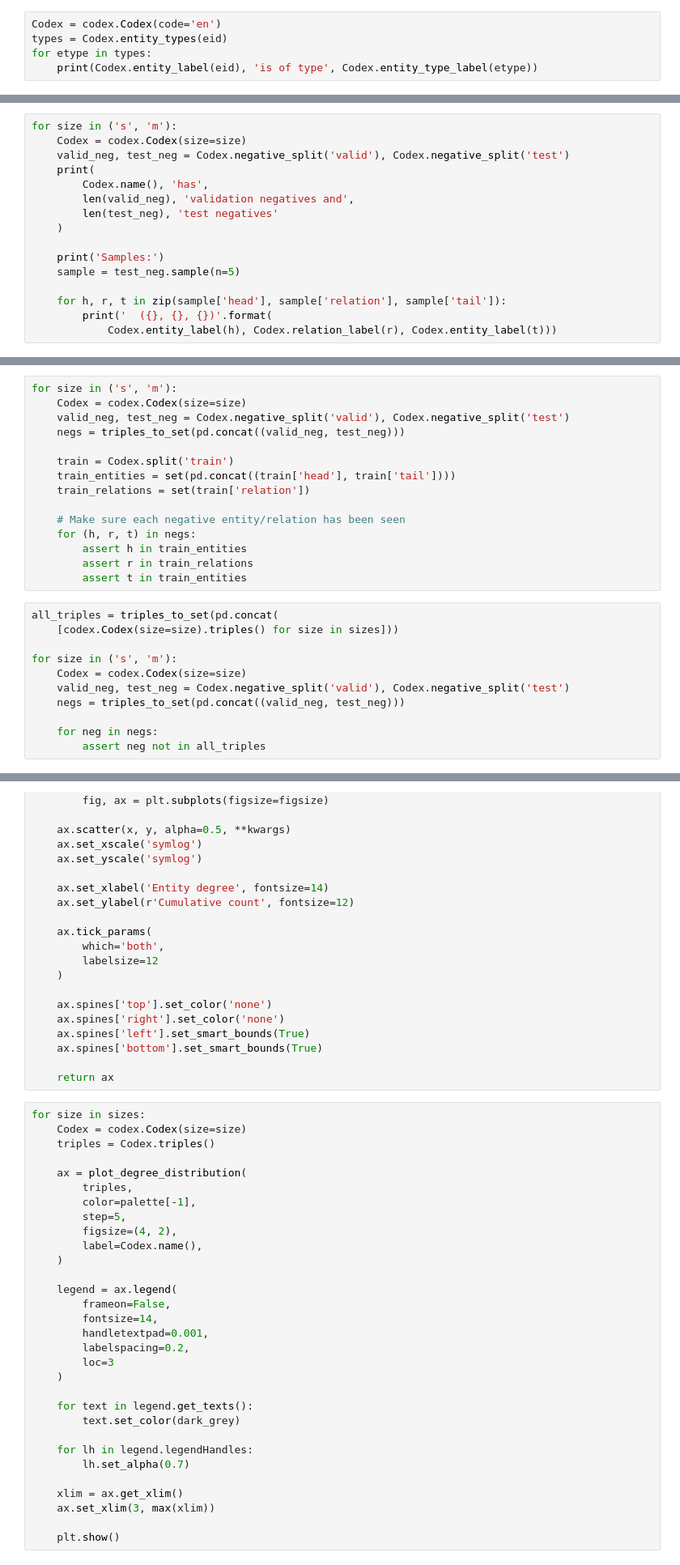
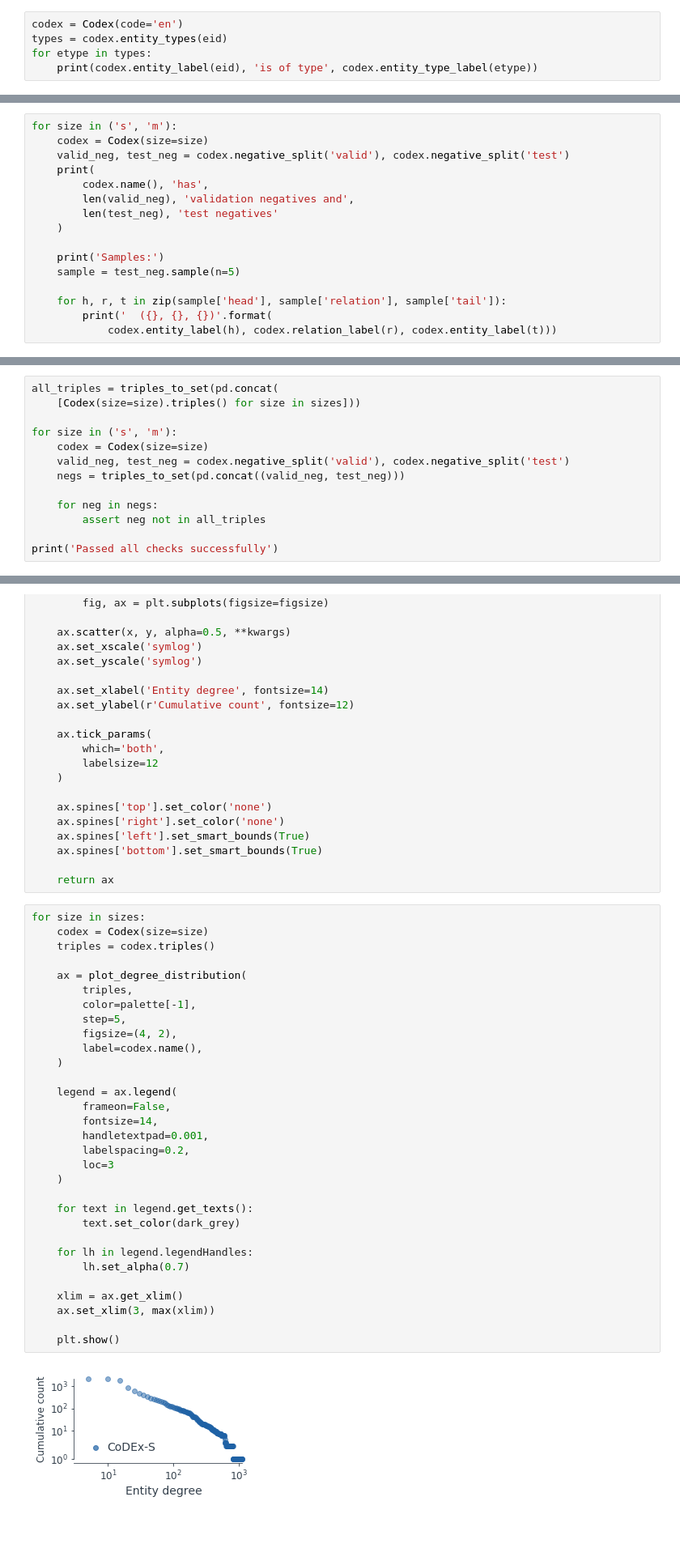
Before and after one commit to tsafavi/codex, a Jupyter notebook: Explore CoDEx.ipynb, the cells around one changed output, grey strips where cells are left out. Shown: that part at 81% size. Cells and saved outputs as stored; diff of their text form; blank space fills up the shorter version.

```diff
--- a/Explore CoDEx.ipynb
+++ b/Explore CoDEx.ipynb
@@ -81,7 +84,7 @@ print('  "{}"'.format(Codex.entity_extract(eid)))
 # %% [markdown]
 Explore entity types.
 # %%
-Codex = codex.Codex(code='en')
-types = Codex.entity_types(eid)
+codex = Codex(code='en')
+types = codex.entity_types(eid)
 for etype in types:
-    print(Codex.entity_label(eid), 'is of type', Codex.entity_type_label(etype))
+    print(codex.entity_label(eid), 'is of type', codex.entity_type_label(etype))
@@ -116,10 +111,10 @@ print('Passed all checks successfully')
 Explore some of the negative triples.
 # %%
 for size in ('s', 'm'):
-    Codex = codex.Codex(size=size)
-    valid_neg, test_neg = Codex.negative_split('valid'), Codex.negative_split('test')
+    codex = Codex(size=size)
+    valid_neg, test_neg = codex.negative_split('valid'), codex.negative_split('test')
     print(
-        Codex.name(), 'has',
+        codex.name(), 'has',
         len(valid_neg), 'validation negatives and',
         len(test_neg), 'test negatives'
     )
@@ -129,4 +124,4 @@ for size in ('s', 'm'):
 
     for h, r, t in zip(sample['head'], sample['relation'], sample['tail']):
         print('  ({}, {}, {})'.format(
-            Codex.entity_label(h), Codex.relation_label(r), Codex.entity_label(t)))
+            codex.entity_label(h), codex.relation_label(r), codex.entity_label(t)))
@@ -135,29 +145,16 @@ Make sure none of the negative triples are actually positives, and that all nega
 # %%
 def triples_to_set(triples):
     return set(zip(triples['head'], triples['relation'], triples['tail']))
-# %%
-for size in ('s', 'm'):
-    Codex = codex.Codex(size=size)
-    valid_neg, test_neg = Codex.negative_split('valid'), Codex.negative_split('test')
-    negs = triples_to_set(pd.concat((valid_neg, test_neg)))
-
-    train = Codex.split('train')
-    train_entities = set(pd.concat((train['head'], train['tail'])))
-    train_relations = set(train['relation'])
-
-    # Make sure each negative entity/relation has been seen
-    for (h, r, t) in negs:
-        assert h in train_entities
-        assert r in train_relations
-        assert t in train_entities
 # %%
 all_triples = triples_to_set(pd.concat(
-    [codex.Codex(size=size).triples() for size in sizes]))
+    [Codex(size=size).triples() for size in sizes]))
 
 for size in ('s', 'm'):
-    Codex = codex.Codex(size=size)
-    valid_neg, test_neg = Codex.negative_split('valid'), Codex.negative_split('test')
+    codex = Codex(size=size)
+    valid_neg, test_neg = codex.negative_split('valid'), codex.negative_split('test')
     negs = triples_to_set(pd.concat((valid_neg, test_neg)))
 
     for neg in negs:
         assert neg not in all_triples
+
+print('Passed all checks successfully')
@@ -252,32 +251,34 @@ def plot_degree_distribution(
     return ax
 # %%
 for size in sizes:
-    Codex = codex.Codex(size=size)
-    triples = Codex.triples()
+    codex = Codex(size=size)
+    triples = codex.triples()
 
     ax = plot_degree_distribution(
         triples,
         color=palette[-1],
         step=5,
         figsize=(4, 2),
-        label=Codex.name(),
+        label=codex.name(),
     )
 
     legend = ax.legend(
         frameon=False,
         fontsize=14,
         handletextpad=0.001,
         labelspacing=0.2,
         loc=3
     )
 
     for text in legend.get_texts():
         text.set_color(dark_grey)
 
     for lh in legend.legendHandles:
         lh.set_alpha(0.7)
 
     xlim = ax.get_xlim()
     ax.set_xlim(3, max(xlim))
 
     plt.show()
+# %% [output]
+[figure, added]
```
Also changed, not shown: parts of 22 cells of this notebook, 5 other files.
